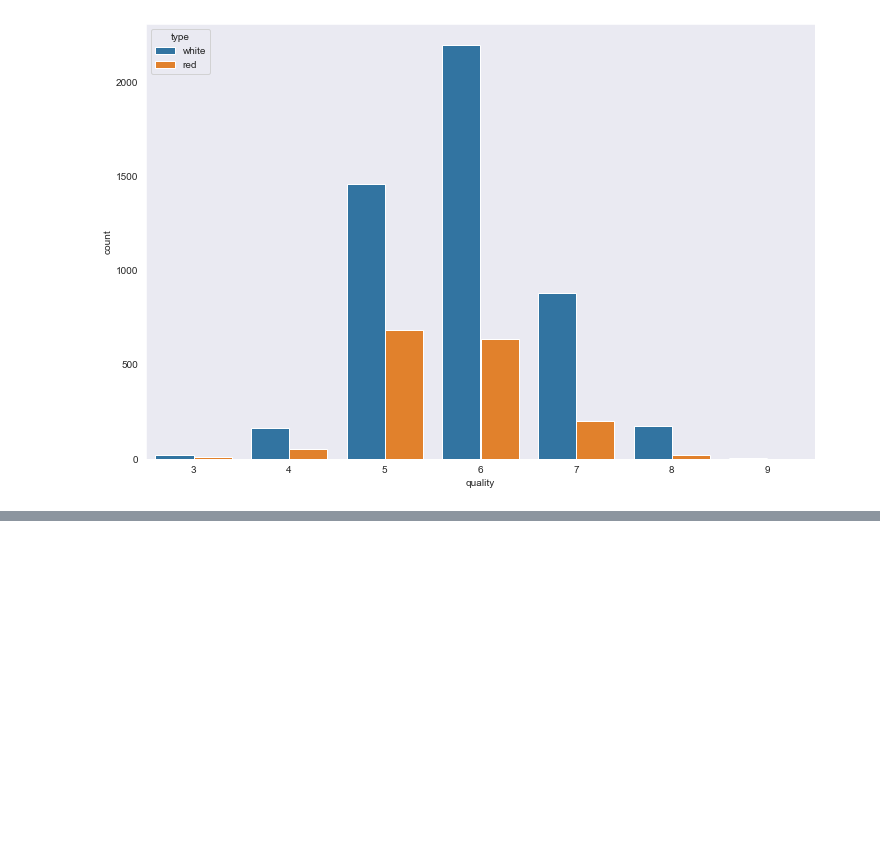
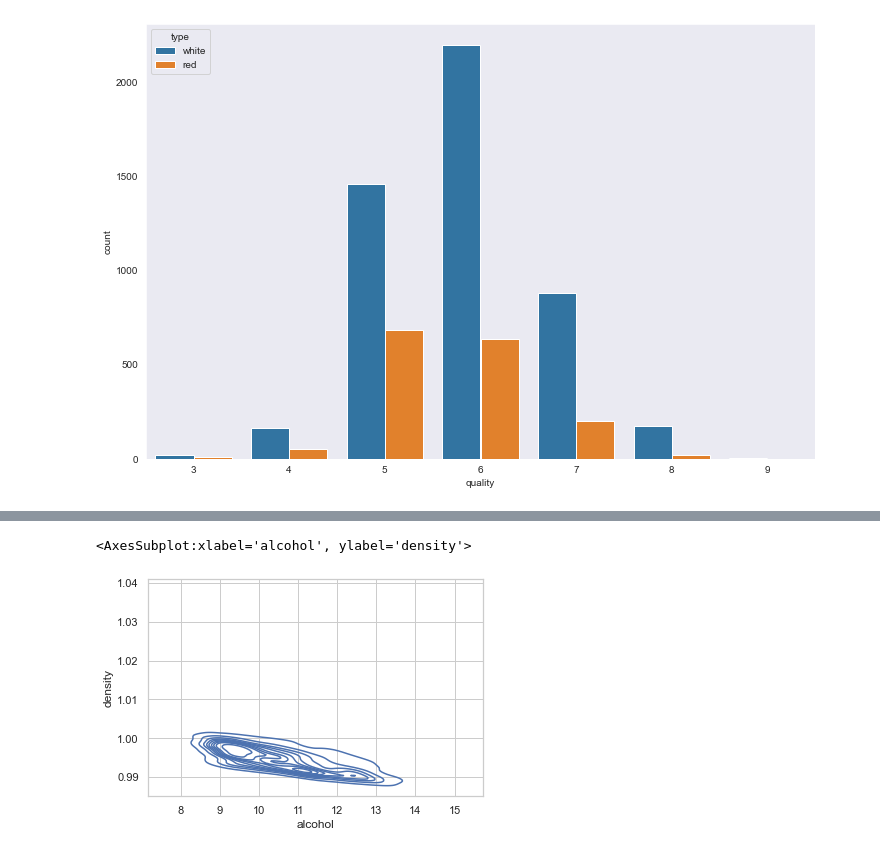
Before and after one commit to espSiyam/Data-Science--Analytics---AI-for-Business---the-Real-World-, a Jupyter notebook: 5.Statistics(Visualization)/1.Visualization.ipynb, the cells around one changed output, grey strips where cells are left out. Saved outputs shown, nothing was run; the diff lists cells and outputs as text; code cells hidden in the pictures; blank space fills up the shorter version.

```diff
--- a/5.Statistics(Visualization)/1.Visualization.ipynb
+++ b/5.Statistics(Visualization)/1.Visualization.ipynb
@@ -217,0 +228,6 @@ sns.countplot(x='quality', data=df, hue='type')
+# %%
+# Density Plot
+sns.kdeplot(df.alcohol, df.density)
+# %% [output]
+<AxesSubplot:xlabel='alcohol', ylabel='density'>
+[figure, added]
```
Also changed, not shown: parts of 2 cells of this notebook.
